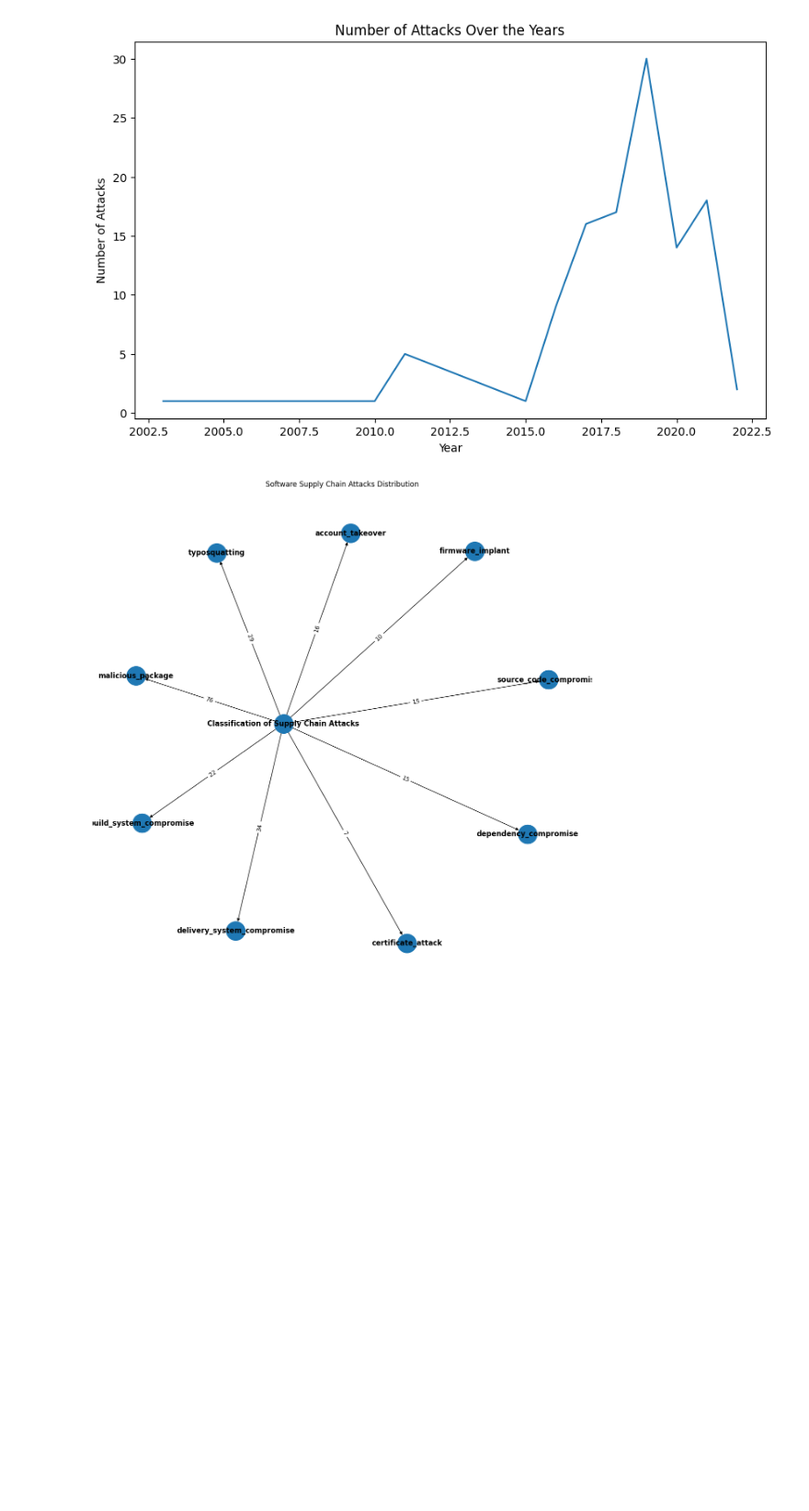
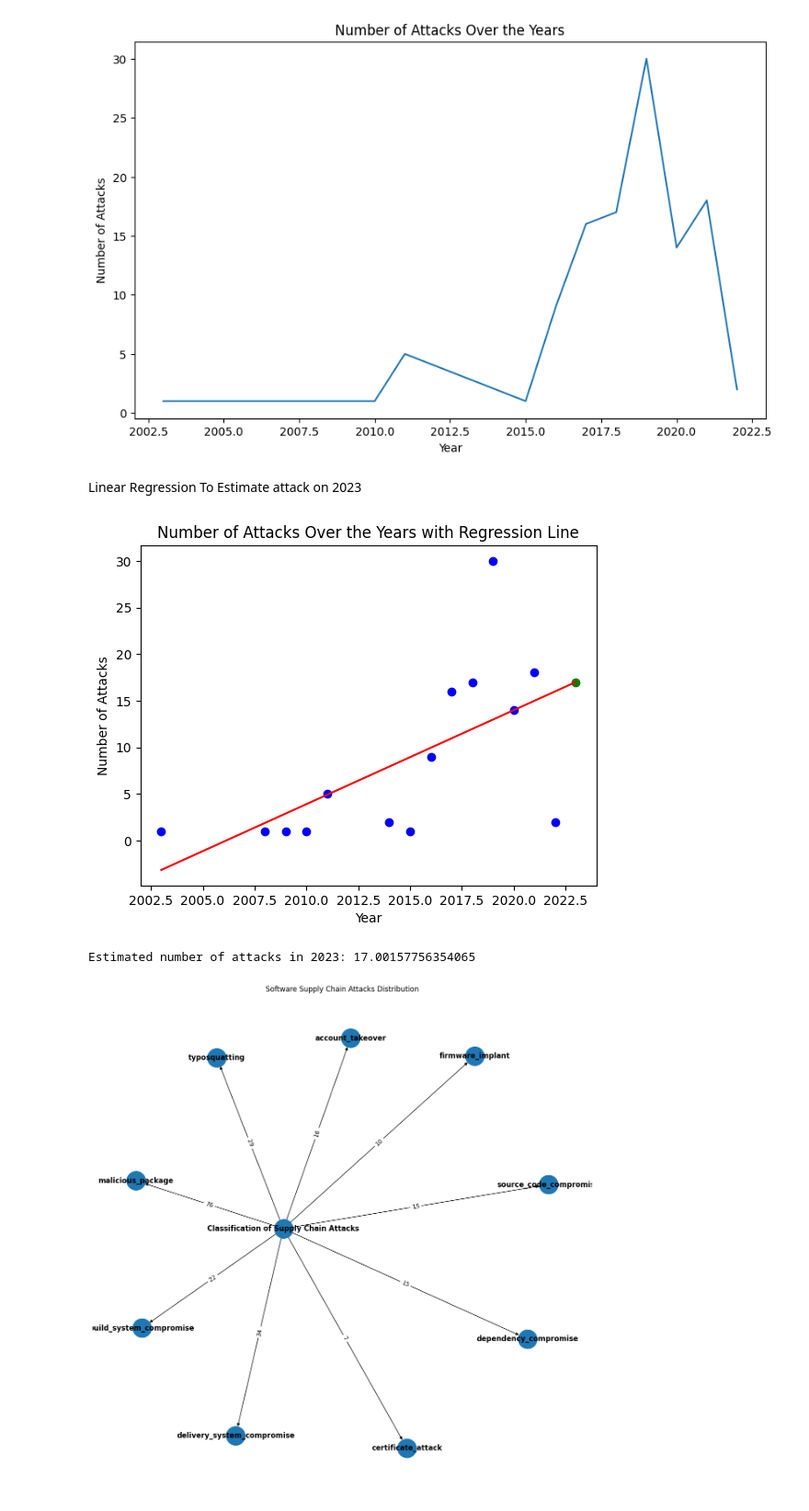
Before and after one commit to Er0r/Machine_Learning_Workflows, a Jupyter notebook: open_source_attack_detection/catagorize_attack/open_source_attack_demonstration.ipynb, the cells around one changed output. Shown: that part at 92% size. Saved outputs shown, nothing was run; the diff lists cells and outputs as text; code cells hidden in the pictures; blank space fills up the shorter version.

Commit message:
Added Linear Regression Analysis For prediction attack analysis on 2023

```diff
--- a/open_source_attack_detection/catagorize_attack/open_source_attack_demonstration.ipynb
+++ b/open_source_attack_detection/catagorize_attack/open_source_attack_demonstration.ipynb
@@ -83,6 +83,62 @@ plt.ylabel('Number of Attacks')
 plt.show()
 # %% [output]
 [figure]
+# %% [markdown]
+Linear Regression To Estimate attack on 2023
+# %%
+import pandas as pd
+import matplotlib.pyplot as plt
+from sklearn.linear_model import LinearRegression
+import numpy as np
+
+# Load the data
+url = "https://raw.githubusercontent.com/IQTLabs/software-supply-chain-compromises/master/software_supply_chain_attacks.csv"
+data = pd.read_csv(url)
+
+# Convert the 'detection_date' column to datetime format, errors='coerce' will convert invalid dates to NaT
+data['detection_date'] = pd.to_datetime(data['detection_date'], errors='coerce')
+
+# Drop the rows where 'detection_date' is NaT (Not a Time)
+data = data.dropna(subset=['detection_date'])
+
+# Trend Analysis
+data['year'] = data['detection_date'].dt.year
+trend = data['year'].value_counts().sort_index()
+
+# Prepare the data for the model
+X = trend.index.values.reshape(-1, 1)  # Years (features)
+y = trend.values  # Number of attacks (target)
+
+# Create and train the model
+model = LinearRegression()
+model.fit(X, y)
+
+# Generate a sequence of years from the earliest year in the data to 2023
+X_seq = np.linspace(X.min(), 2023, num=500).reshape(-1, 1)
+
+# Predict the number of attacks for each year in the sequence
+y_seq = model.predict(X_seq)
+
+# Predict the number of attacks in 2023
+X_2023 = np.array([[2023]])
+predicted_attacks = model.predict(X_2023)
+
+# Plot the actual data
+plt.scatter(X, y, color='blue')
+# Plot the regression line
+plt.plot(X_seq, y_seq, color='red')
+# Plot the predicted value for 2023
+plt.scatter(X_2023, predicted_attacks, color='green')
+
+plt.title('Number of Attacks Over the Years with Regression Line')
+plt.xlabel('Year')
+plt.ylabel('Number of Attacks')
+plt.show()
+
+print(f"Estimated number of attacks in 2023: {predicted_attacks[0]}")
+# %% [output]
+[figure, added]
+Estimated number of attacks in 2023: 17.00157756354065
 # %%
 %pip install networkx
 # %%
```
Also changed, not shown: parts of 1 cell of this notebook.
